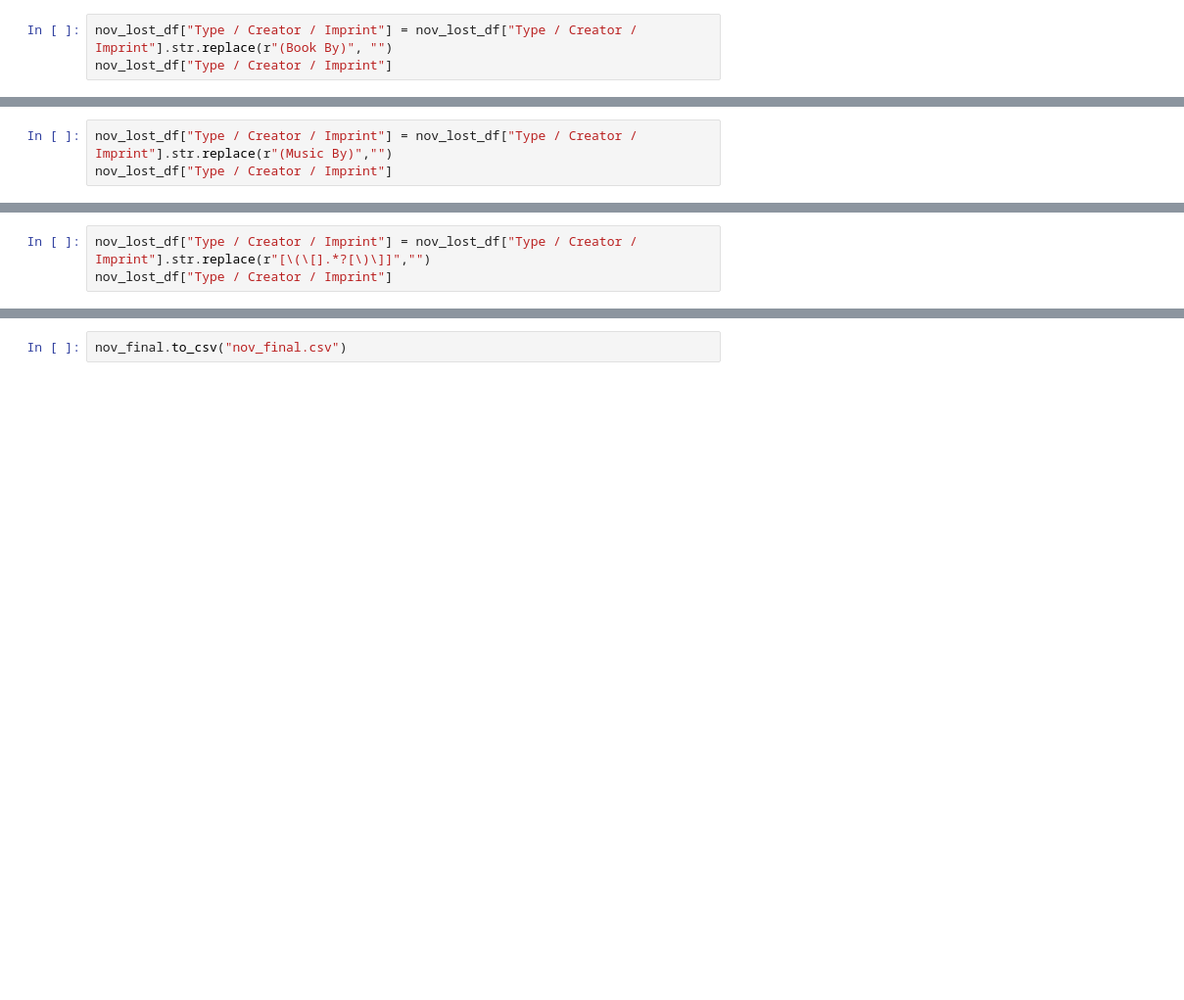
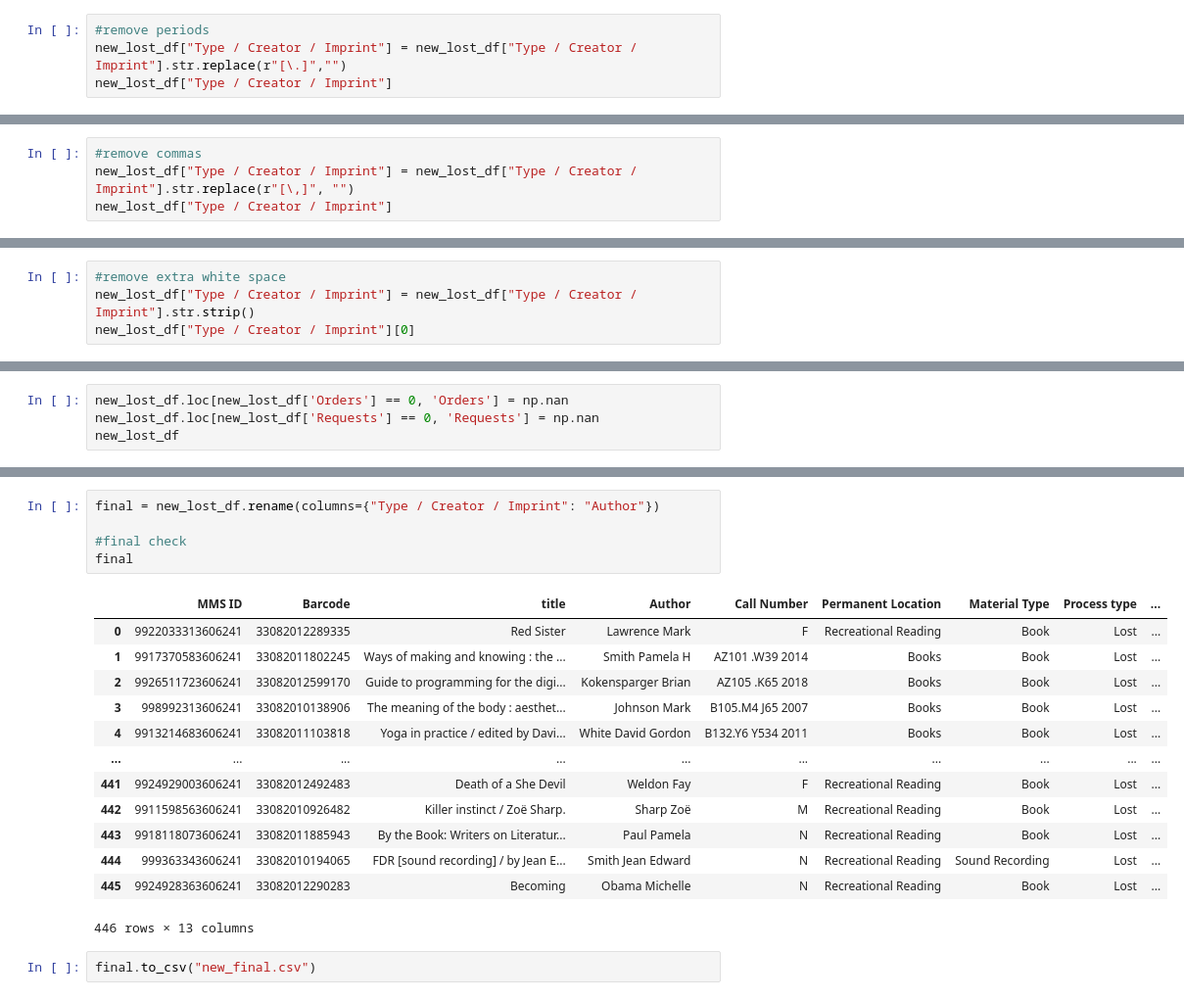
Before and after one commit to wisemantyr/normal-alma-sets, a Jupyter notebook: lost_set_normalization.ipynb, the cells around one changed output, grey strips where cells are left out. Shown: that part at 98% size. Cells and saved outputs as stored; diff of their text form; blank space fills up the shorter version.

```diff
--- a/lost_set_normalization.ipynb
+++ b/lost_set_normalization.ipynb
@@ -246,4 +205,5 @@ Name: Type / Creator / Imprint, Length: 244, dtype: object
 # %%
-nov_lost_df["Type / Creator / Imprint"] = nov_lost_df["Type / Creator / Imprint"].str.replace(r"(Book By)", "")
-nov_lost_df["Type / Creator / Imprint"]
+#remove periods
+new_lost_df["Type / Creator / Imprint"] = new_lost_df["Type / Creator / Imprint"].str.replace(r"[\.]","")
+new_lost_df["Type / Creator / Imprint"]
 # %% [output]
@@ -267,4 +222,5 @@ Name: Type / Creator / Imprint, Length: 244, dtype: object
 # %%
-nov_lost_df["Type / Creator / Imprint"] = nov_lost_df["Type / Creator / Imprint"].str.replace(r"(Music By)","")
-nov_lost_df["Type / Creator / Imprint"]
+#remove commas
+new_lost_df["Type / Creator / Imprint"] = new_lost_df["Type / Creator / Imprint"].str.replace(r"[\,]", "")
+new_lost_df["Type / Creator / Imprint"]
 # %% [output]
@@ -288,4 +243,5 @@ Name: Type / Creator / Imprint, Length: 244, dtype: object
 # %%
-nov_lost_df["Type / Creator / Imprint"] = nov_lost_df["Type / Creator / Imprint"].str.replace(r"[\(\[].*?[\)\]]","")
-nov_lost_df["Type / Creator / Imprint"]
+#remove extra white space
+new_lost_df["Type / Creator / Imprint"] = new_lost_df["Type / Creator / Imprint"].str.strip()
+new_lost_df["Type / Creator / Imprint"][0]
 # %% [output]
@@ -430,0 +249,4 @@ nov_final
+# %%
+new_lost_df.loc[new_lost_df['Orders'] == 0, 'Orders'] = np.nan
+new_lost_df.loc[new_lost_df['Requests'] == 0, 'Requests'] = np.nan
+new_lost_df
@@ -431,2 +267,21 @@ nov_final
+# %%
+final = new_lost_df.rename(columns={"Type / Creator / Imprint": "Author"})
+
+#final check
+final
+# %% [output]
+|  | MMS ID | Barcode | title | Author | Call Number | Permanent Location | Material Type | Process type | ... |
+| 0 | 9922033313606241 | 33082012289335 | Red Sister | Lawrence Mark | F | Recreational Reading | Book | Lost | ... |
+| 1 | 9917370583606241 | 33082011802245 | Ways of making and knowing : the ... | Smith Pamela H | AZ101 .W39 2014 | Books | Book | Lost | ... |
+| 2 | 9926511723606241 | 33082012599170 | Guide to programming for the digi... | Kokensparger Brian | AZ105 .K65 2018 | Books | Book | Lost | ... |
+| 3 | 998992313606241 | 33082010138906 | The meaning of the body : aesthet... | Johnson Mark | B105.M4 J65 2007 | Books | Book | Lost | ... |
+| 4 | 9913214683606241 | 33082011103818 | Yoga in practice / edited by Davi... | White David Gordon | B132.Y6 Y534 2011 | Books | Book | Lost | ... |
+| ... | ... | ... | ... | ... | ... | ... | ... | ... | ... |
+| 441 | 9924929003606241 | 33082012492483 | Death of a She Devil | Weldon Fay | F | Recreational Reading | Book | Lost | ... |
+| 442 | 9911598563606241 | 33082010926482 | Killer instinct / Zoë Sharp. | Sharp Zoë | M | Recreational Reading | Book | Lost | ... |
+| 443 | 9918118073606241 | 33082011885943 | By the Book: Writers on Literatur... | Paul Pamela | N | Recreational Reading | Book | Lost | ... |
+| 444 | 999363343606241 | 33082010194065 | FDR [sound recording] / by Jean E... | Smith Jean Edward | N | Recreational Reading | Sound Recording | Lost | ... |
+| 445 | 9924928363606241 | 33082012290283 | Becoming | Obama Michelle | N | Recreational Reading | Book | Lost | ... |
+446 rows × 13 columns
 # %%
-nov_final.to_csv("nov_final.csv")
+final.to_csv("new_final.csv")
```
Also changed, not shown: parts of 35 cells of this notebook, 1 other file.
